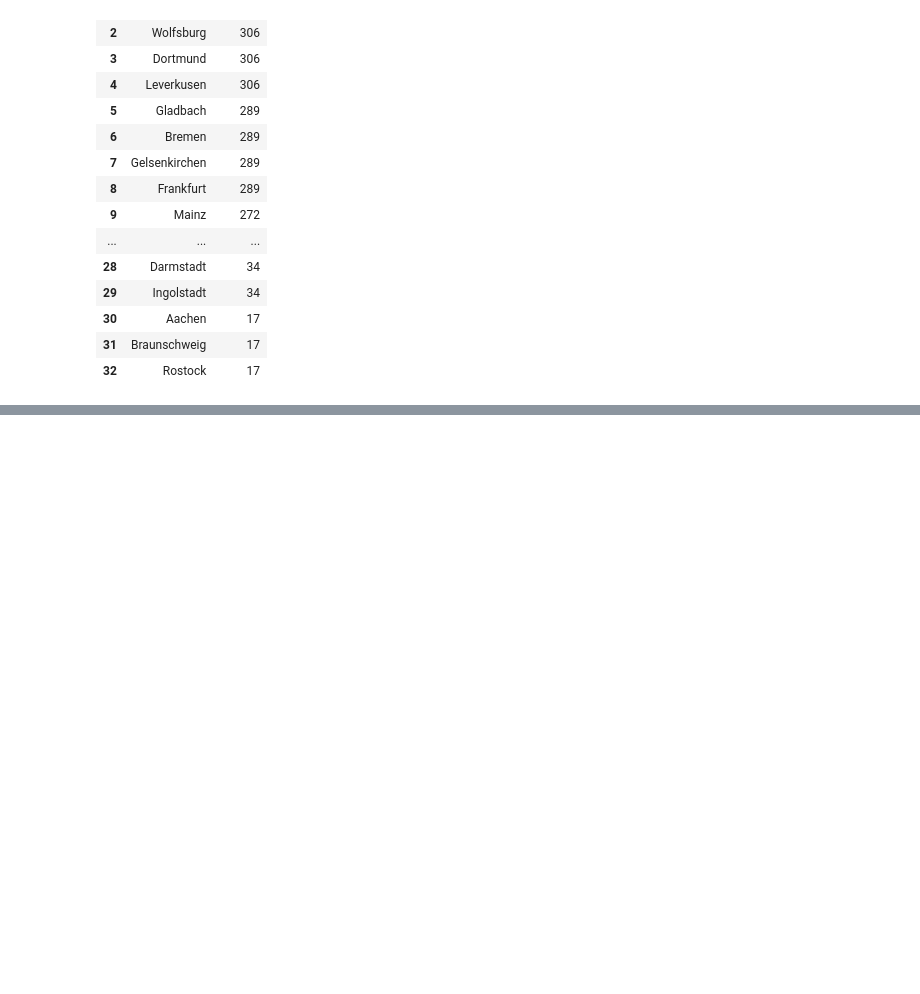
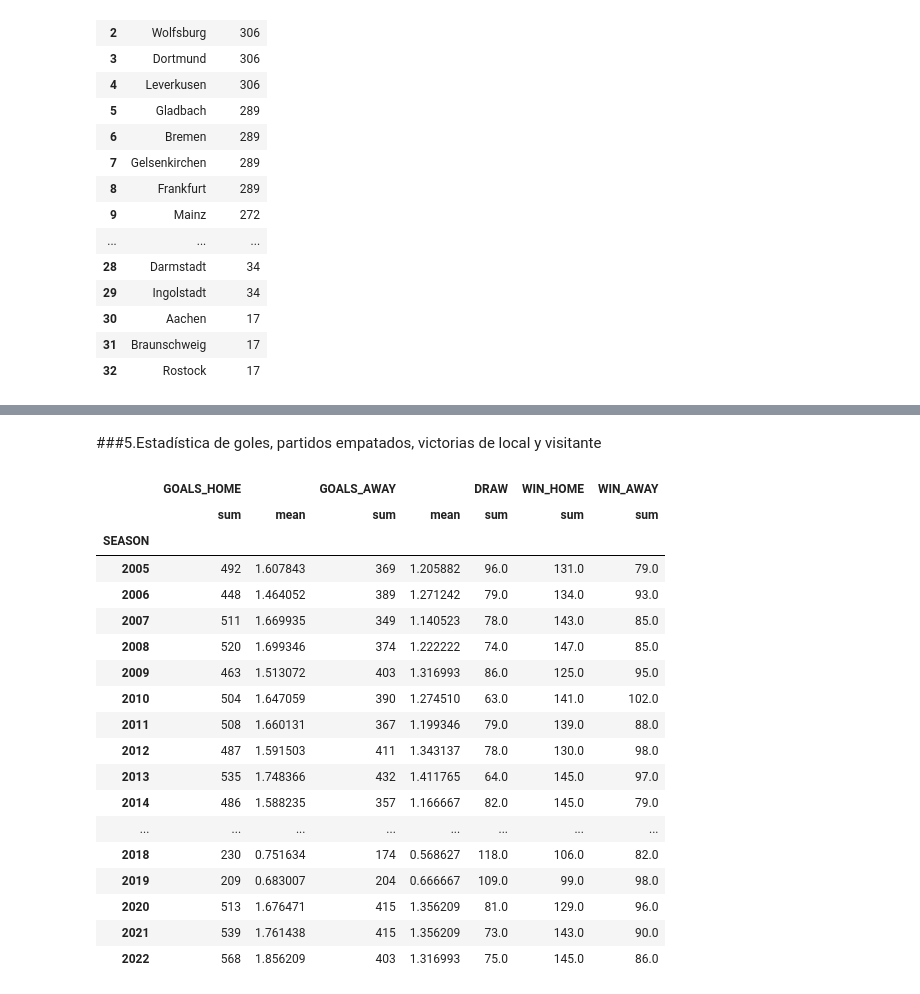
Before and after one commit to OmarFloresPTY/Pandas_Bundesliga_Analisis, a Jupyter notebook: bundesliga_2005_to_2023_season.ipynb, the cells around one changed output, grey strips where cells are left out. Saved outputs shown, nothing was run; the diff lists cells and outputs as text; code cells hidden in the pictures; blank space fills up the shorter version.

```diff
--- a/bundesliga_2005_to_2023_season.ipynb
+++ b/bundesliga_2005_to_2023_season.ipynb
@@ -182,0 +190,29 @@ df_bvd_final_season.head(5)
+# %% [markdown]
+###5.Estadística de goles, partidos empatados, victorias de local y visitante
+# %%
+df_bundesliga.groupby('SEASON').agg({'GOALS_HOME':['sum','mean'],
+                                     'GOALS_AWAY':['sum','mean'],
+                                     'DRAW':'sum',
+                                     'WIN_HOME':'sum',
+                                     'WIN_AWAY':'sum'
+                                     })
+# %% [output]
+|  | GOALS_HOME |  | GOALS_AWAY |  | DRAW | WIN_HOME | WIN_AWAY |
+|  | sum | mean | sum | mean | sum | sum | sum |
+| SEASON |  |  |  |  |  |  |  |
+| 2005 | 492 | 1.607843 | 369 | 1.205882 | 96.0 | 131.0 | 79.0 |
+| 2006 | 448 | 1.464052 | 389 | 1.271242 | 79.0 | 134.0 | 93.0 |
+| 2007 | 511 | 1.669935 | 349 | 1.140523 | 78.0 | 143.0 | 85.0 |
+| 2008 | 520 | 1.699346 | 374 | 1.222222 | 74.0 | 147.0 | 85.0 |
+| 2009 | 463 | 1.513072 | 403 | 1.316993 | 86.0 | 125.0 | 95.0 |
+| 2010 | 504 | 1.647059 | 390 | 1.274510 | 63.0 | 141.0 | 102.0 |
+| 2011 | 508 | 1.660131 | 367 | 1.199346 | 79.0 | 139.0 | 88.0 |
+| 2012 | 487 | 1.591503 | 411 | 1.343137 | 78.0 | 130.0 | 98.0 |
+| 2013 | 535 | 1.748366 | 432 | 1.411765 | 64.0 | 145.0 | 97.0 |
+| 2014 | 486 | 1.588235 | 357 | 1.166667 | 82.0 | 145.0 | 79.0 |
+| ... | ... | ... | ... | ... | ... | ... | ... |
+| 2018 | 230 | 0.751634 | 174 | 0.568627 | 118.0 | 106.0 | 82.0 |
+| 2019 | 209 | 0.683007 | 204 | 0.666667 | 109.0 | 99.0 | 98.0 |
+| 2020 | 513 | 1.676471 | 415 | 1.356209 | 81.0 | 129.0 | 96.0 |
+| 2021 | 539 | 1.761438 | 415 | 1.356209 | 73.0 | 143.0 | 90.0 |
+| 2022 | 568 | 1.856209 | 403 | 1.316993 | 75.0 | 145.0 | 86.0 |
```
Also changed, not shown: parts of 2 cells of this notebook.
